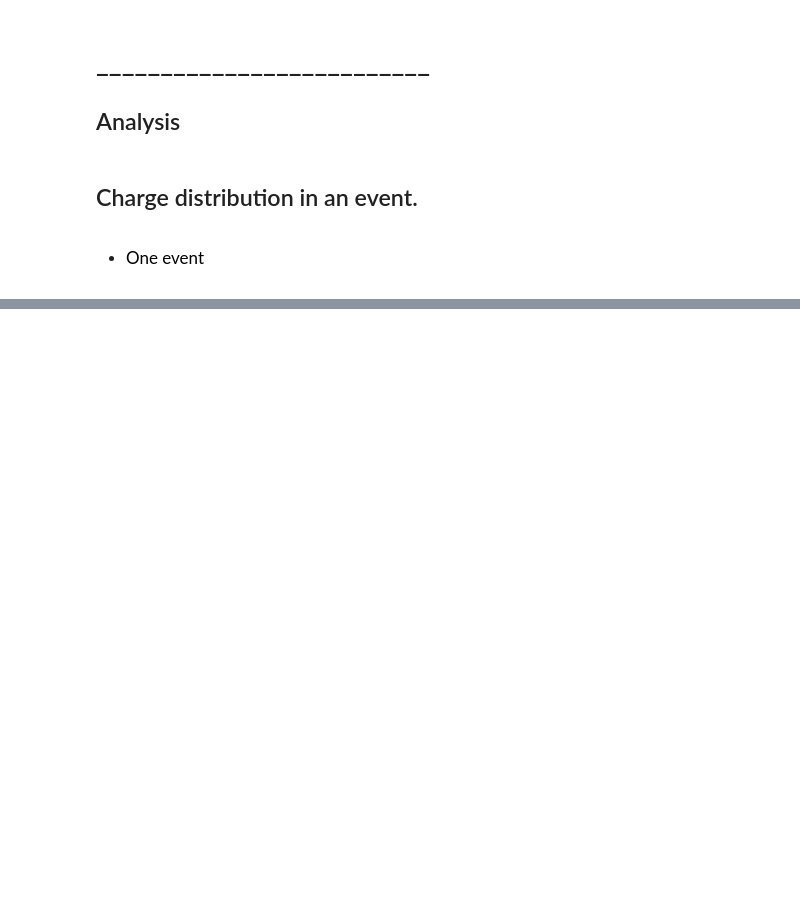
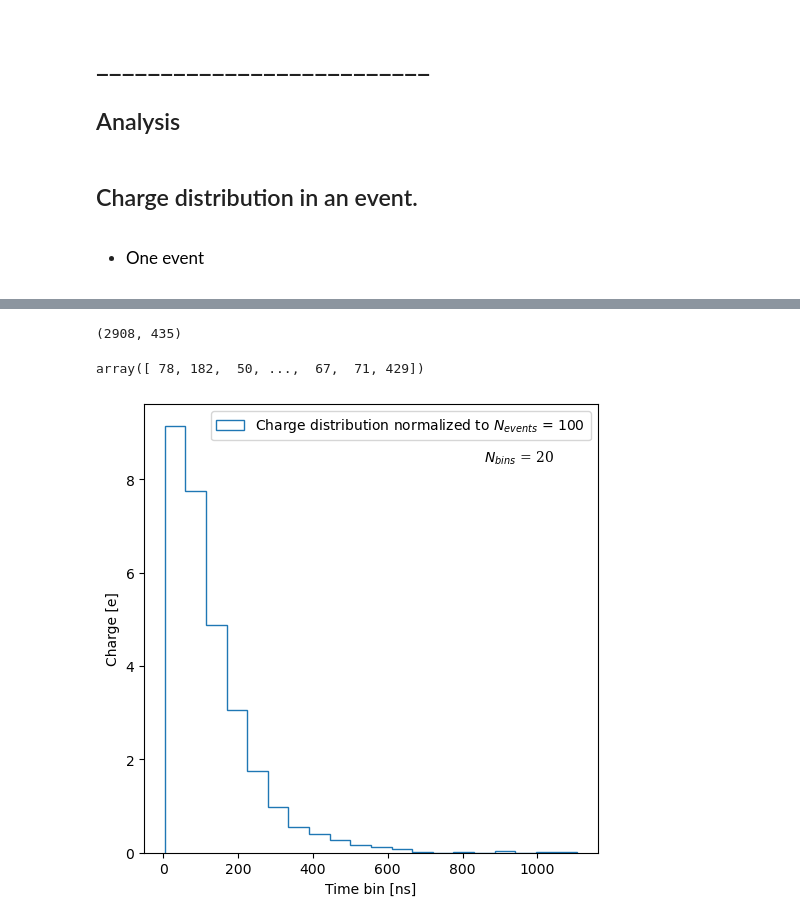
Before and after one commit to mariandbt/python, a Jupyter notebook: notebooks/20230824_Fib_pan_Kr.ipynb, the cells around one changed output, grey strips where cells are left out. Saved outputs shown, nothing was run; the diff lists cells and outputs as text; code cells hidden in the pictures; blank space fills up the shorter version.

```diff
--- a/notebooks/20230824_Fib_pan_Kr.ipynb
+++ b/notebooks/20230824_Fib_pan_Kr.ipynb
@@ -232,2 +252,36 @@ wvf
 # %%
-plt.hist(wvf.groupby(wvf.))
+n_events = dst.event_id.max() + 1
+
+for ev, ev_group in dst.groupby(dst.event_id):
+    for sens, sens_group in ev_group.groupby(ev_group.sensor_id):
+
+#         Introduce here a np.hist() for each sensor in each event and obtain the corresponding info
+# %%
+len(time_bin), len(np.unique(time_bin))
+# %% [output]
+(2908, 435)
+# %%
+time_bin
+# %% [output]
+array([ 78, 182,  50, ...,  67,  71, 429])
+# %%
+fig, ax = plt.subplots(nrows = 1, ncols = 1, figsize=(5,5), constrained_layout=True)
+
+n_bins = 20
+
+events, bins, bars = ax.hist(dst.time_bin, n_bins,
+                             weights = dst.charge/n_events,
+                             density=False,
+#                              range=(0, 60),
+                             label=r'Charge distribution normalized to $N_{events}$ = %s'%(n_events),
+                             histtype='step')
+
+ax.text(0.75, .9, r'$N_{bins}$ = ' + str(n_bins), transform=ax.transAxes,
+        fontsize=10, verticalalignment='top', fontfamily='serif',
+        bbox=dict(facecolor='1.', edgecolor='none', pad=3.0))
+
+ax.set_ylabel('Charge [e]')
+ax.set_xlabel('Time bin [ns]')
+ax.legend();
+# %% [output]
+[figure, added]
```
Also changed, not shown: parts of 8 cells of this notebook, 3 other files.
